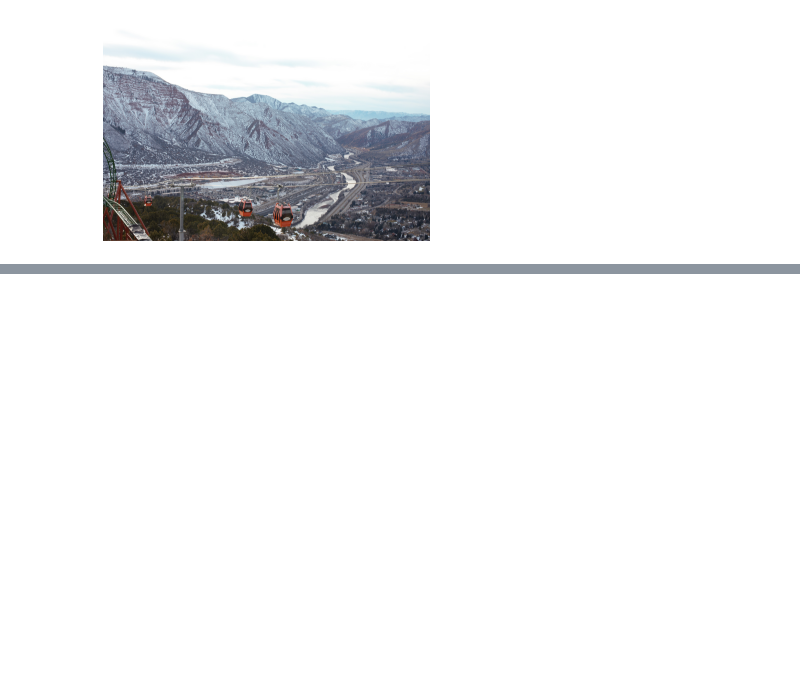
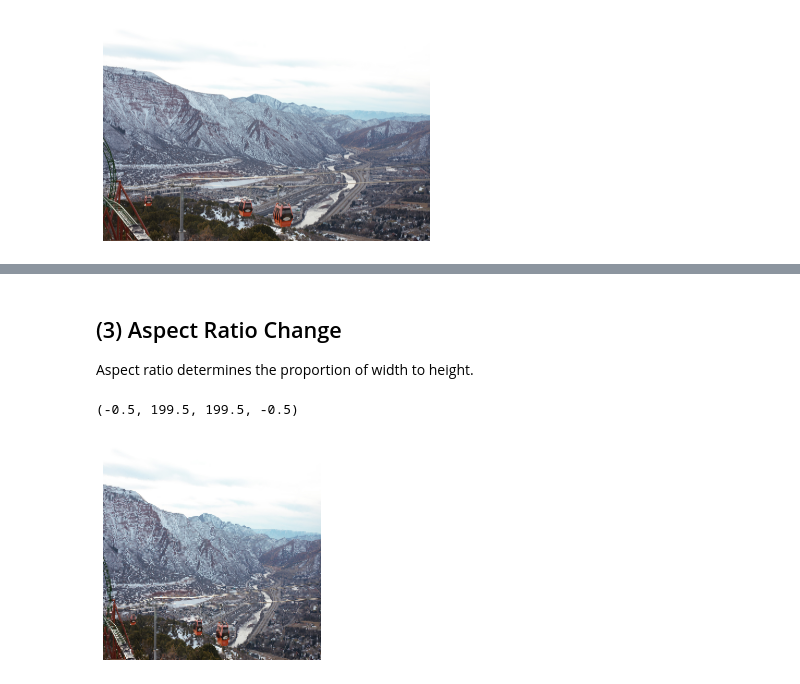
Before and after one commit to jukomol/Computer-Vision-Algorithms, a Jupyter notebook: Image Translation/geometric_image_translation.ipynb, the cells around one changed output, grey strips where cells are left out. Saved outputs shown, nothing was run; the diff lists cells and outputs as text; code cells hidden in the pictures; blank space fills up the shorter version.

```diff
--- a/Image Translation/geometric_image_translation.ipynb
+++ b/Image Translation/geometric_image_translation.ipynb
@@ -96,0 +109,13 @@ rotated_image = cv2.warpAffine(image, rotation_matrix, (w,h)) #applying rotation
+# %% [markdown]
+## (3) Aspect Ratio Change
+
+Aspect ratio determines the proportion of width to height.
+# %%
+new_widht = 200
+new_height = 200
+resized_image = cv2.resize(image, (new_widht, new_height)) #resizing image to 200x200 pixels
+plt.imshow(resized_image)
+plt.axis('off')
+# %% [output]
+(-0.5, 199.5, 199.5, -0.5)
+[figure, added]
```
Also changed, not shown: parts of 6 cells of this notebook.
